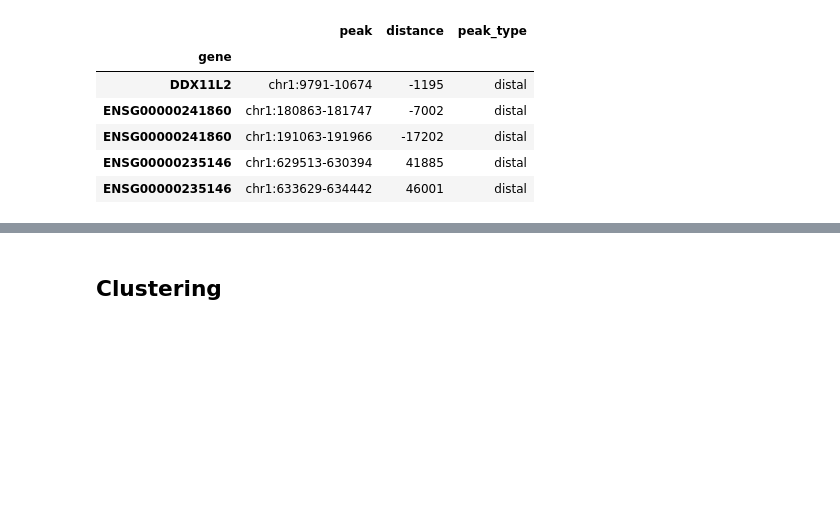
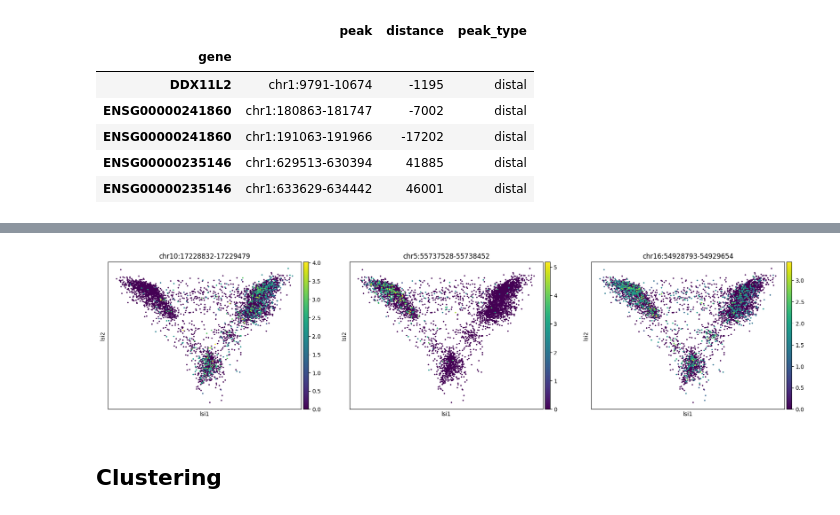
Before and after one commit to SamueleSoraggi/PIB-johan-olesen, a Jupyter notebook: Notebooks/atac.ipynb, the cells around one changed output, grey strips where cells are left out. Saved outputs shown, nothing was run; the diff lists cells and outputs as text; code cells hidden in the pictures; blank space fills up the shorter version.

```diff
--- a/Notebooks/atac.ipynb
+++ b/Notebooks/atac.ipynb
@@ -132,8 +133,10 @@ KeyError: 'Could not find key n_counts in .var_names or .obs.columns.'
 # %%
-#sc.pl.embedding(atac, basis = 'X_lsi', color = ['ENSG00000129226'], average = 'total')  # Cannot find the genes
-# VIM: ENSG00000026025
-# DDX4: ENSG00000152670
-# CD68: ENSG00000129226
+mu.atac.pl.lsi(atac, color = ['chr10:17228832-17229479', 'chr5:55737528-55738452', 'chr16:54928793-54929654'], average = 'total', use_raw = False)  # Cannot find the genes
+# VIM: ENSG00000026025, chr10-17228832-17229479
+# DDX4: ENSG00000152670, chr5:55737528-55738452
+# CRNDE: ENSG00000245694, chr16:54848006-54848797, chr16:54928793-54929654
+# %% [output]
+[figure, added]
 # %% [markdown]
 ## Clustering
 # %%
```
Also changed, not shown: parts of 26 cells of this notebook, 1 other file.
